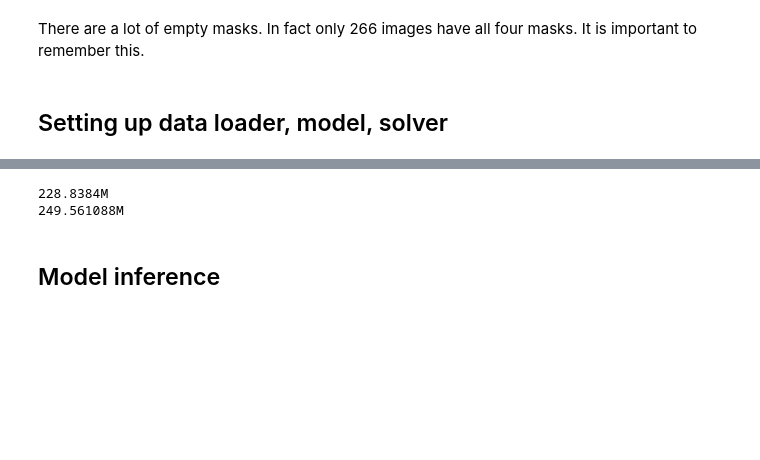
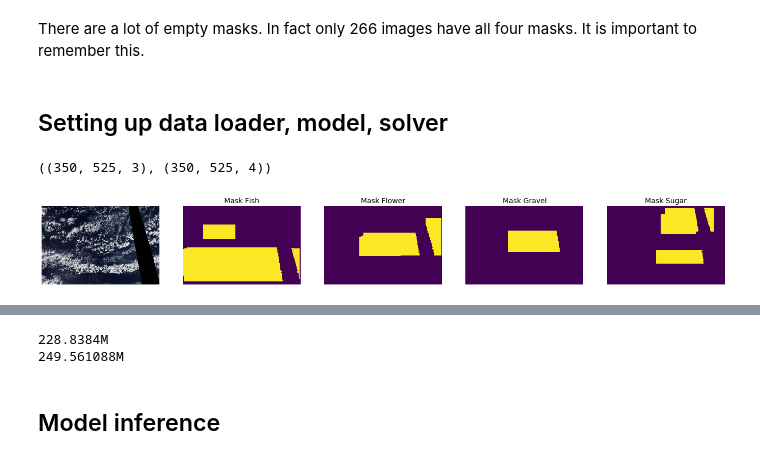
Before and after one commit to yurayli/satellite-cloud-segmentation, a Jupyter notebook: cloud-ensemble-inference.ipynb, the cells around one changed output, grey strips where cells are left out. Cells and saved outputs as stored; diff of their text form; code cells hidden in the pictures; blank space fills up the shorter version.

Commit message:
update nb; add images

```diff
--- a/cloud-ensemble-inference.ipynb
+++ b/cloud-ensemble-inference.ipynb
@@ -61,8 +73,8 @@ SEED = 2019
 
 label_classes = ["Fish", "Flower", "Gravel", "Sugar"]
 
-path = '../input/understanding_cloud_organization'
-img_paths = '../input/understanding-clouds-resized'
+path = '/content/'
+img_paths = '/content/'
 # model0_path = '../input/cloud-im-small/'
 # model1_path = '../input/cld-rn50-unet-1/'
 # model2_path = '../input/cld-rn50-unet-2/'
@@ -74,12 +86,12 @@ img_paths = '../input/understanding-clouds-resized'
 # model2_path = '../input/cld-rn50-unet-0-ladam/'
 # model3_path = '../input/cld-rn50-unet-0-lalamb/'
 # model_paths = [model0_path, model1_path, model2_path, model3_path]
-model_un_0 = '../input/cloud-im-small/'
-model_un_1 = '../input/cld-rn50-unet-1/'
-model_un_4 = '../input/cld-rn50-unet-4/'
-model_fpn_0 = '../input/cld-rn50-fpn-0/'
-model_fpn_2 = '../input/cld-rn50-fpn-2/'
-model_fpn_4 = '../input/cld-rn50-fpn-4/'
+model_un_0 = '/content/cloud-im-small/'
+model_un_1 = '/content/cld-rn50-unet-0-ladam/'
+model_un_4 = '/content/cld-rn50-unet-0-lalamb/'
+model_fpn_0 = '/content/cld-rn50-fpn-0/'
+model_fpn_2 = '/content/cld-rn50-fpn-2/'
+model_fpn_4 = '/content/cld-rn50-fpn-4/'
 un_paths = [model_un_0, model_un_1, model_un_4]
 fpn_paths = [model_fpn_0, model_fpn_2, model_fpn_4]
 
@@ -128,7 +212,7 @@ def make_mask(image_name: str='img.jpg', shape: tuple=(350, 525)):
     "Create mask (ndarray, values between 0-1) based on image name and shape."
     masks = np.zeros((shape[0], shape[1], 4), dtype=np.float32)
     for classidx, classid in enumerate(label_classes):
-        mask = cv2.imread("../input/understanding-clouds-resized/train_masks_525/train_masks_525/" + classid + image_name)
+        mask = cv2.imread(f"{img_paths}/train_masks_525/train_masks_525/" + classid + image_name)
         if mask is None:
             continue
         if mask[:,:,0].shape != (350,525):
@@ -165,29 +249,35 @@ def visualize(image, mask, original_image=None, original_mask=None):
     if original_image is None and original_mask is None:
         f, ax = plt.subplots(1, 5, figsize=(24, 24))
 
+        ax[0].axis('off')
         ax[0].imshow(image)
         for i in range(4):
+            ax[i + 1].axis('off')
             ax[i + 1].imshow(mask[:, :, i])
             ax[i + 1].set_title(f'Mask {class_dict[i]}', fontsize=fontsize)
     else:
         f, ax = plt.subplots(2, 5, figsize=(24, 12))
 
+        ax[0, 0].axis('off')
         ax[0, 0].imshow(original_image)
         ax[0, 0].set_title('Original image', fontsize=fontsize)
 
         for i in range(4):
+            ax[0, i + 1].axis('off')
             ax[0, i + 1].imshow(original_mask[:, :, i])
             ax[0, i + 1].set_title(f'Original mask {class_dict[i]}', fontsize=fontsize)
 
+        ax[1, 0].axis('off')
         ax[1, 0].imshow(image)
         ax[1, 0].set_title('Transformed image', fontsize=fontsize)
 
         for i in range(4):
+            ax[1, i + 1].axis('off')
             ax[1, i + 1].imshow(mask[:, :, i])
             ax[1, i + 1].set_title(f'Transformed mask {class_dict[i]}', fontsize=fontsize)
 
 
-def visualize_with_raw(image, mask, original_image=None, original_mask=None, raw_image=None, raw_mak=None):
+def visualize_with_raw(image, mask, original_image=None, original_mask=None, raw_image=None, raw_mask=None):
     """
     Plot images and masks.
 
@@ -201,24 +291,30 @@ def visualize_with_raw(image, mask, original_image=None, original_mask=None, raw
 
     f, ax = plt.subplots(3, 5, figsize=(24, 12))
 
+    ax[0, 0].axis('off')
     ax[0, 0].imshow(original_image)
     ax[0, 0].set_title('Original image', fontsize=fontsize)
 
     for i in range(4):
+        ax[0, i + 1].axis('off')
         ax[0, i + 1].imshow(original_mask[:, :, i])
         ax[0, i + 1].set_title(f'Original mask {class_dict[i]}', fontsize=fontsize)
 
+    ax[1, 0].axis('off')
     ax[1, 0].imshow(raw_image)
-    ax[1, 0].set_title('Original image', fontsize=fontsize)
+    ax[1, 0].set_title('Raw image', fontsize=fontsize)
 
     for i in range(4):
-        ax[1, i + 1].imshow(raw_mak[:, :, i])
+        ax[1, i + 1].axis('off')
+        ax[1, i + 1].imshow(raw_mask[:, :, i])
         ax[1, i + 1].set_title(f'Raw predicted mask {class_dict[i]}', fontsize=fontsize)
 
+    ax[2, 0].axis('off')
     ax[2, 0].imshow(image)
     ax[2, 0].set_title('Transformed image', fontsize=fontsize)
 
     for i in range(4):
+        ax[2, i + 1].axis('off')
         ax[2, i + 1].imshow(mask[:, :, i])
         ax[2, i + 1].set_title(f'Predicted mask with processing {class_dict[i]}', fontsize=fontsize)
 
@@ -264,7 +360,6 @@ def get_validation_augmentation():
     """Add paddings to make image shape divisible by 32"""
     test_transform = [
         albu.Resize(256, 384)
-#         albu.Resize(320, 640)
     ]
     return albu.Compose(test_transform)
 
@@ -400,3 +495,13 @@ class CloudDataset(Dataset):
 
     def __len__(self):
         return len(self.img_ids)
+# %%
+im = np.array(Image.open(path+'train_images_525/train_images_525/'+valid_ids[0]))
+mask = make_mask(valid_ids[0])
+im.shape, mask.shape
+# %% [output]
+((350, 525, 3), (350, 525, 4))
+# %%
+visualize(np.array(im), mask)
+# %% [output]
+[figure, added]
```
Also changed, not shown: parts of 25 cells of this notebook, 2 other files.
